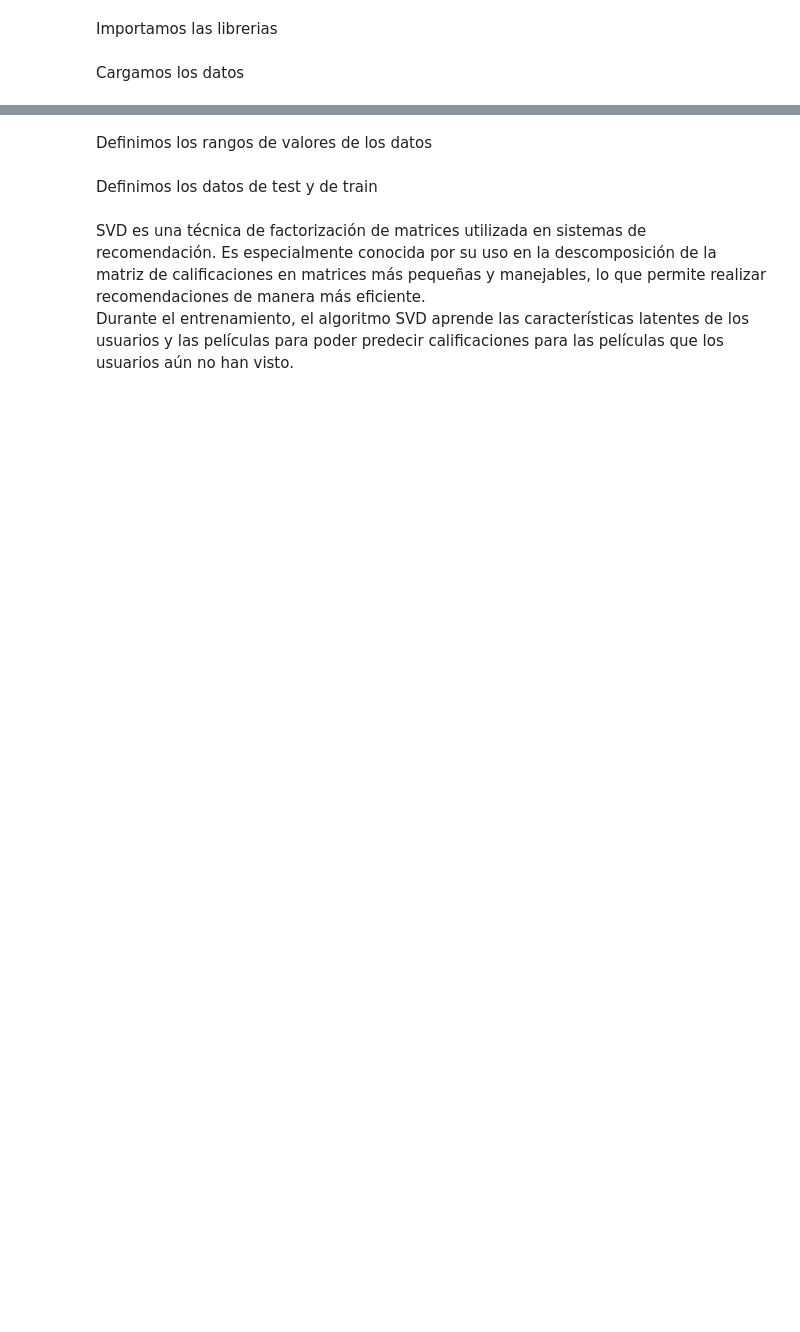
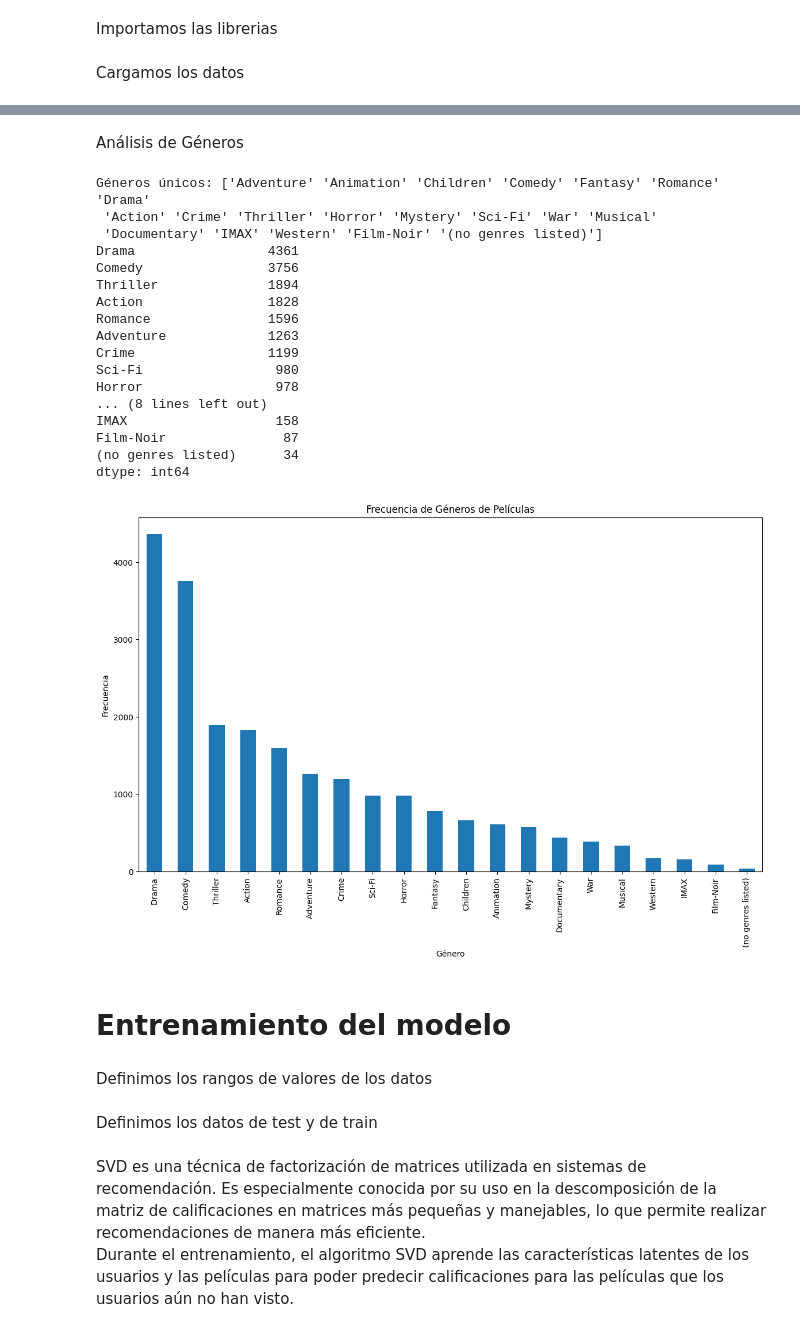
Before and after one commit to jwar28/rocky, a Jupyter notebook: model.ipynb, the cells around one changed output, grey strips where cells are left out. Drawn from its saved outputs; the diff is of its cells as text; code cells hidden in the pictures; blank space fills up the shorter version.

```diff
--- a/model.ipynb
+++ b/model.ipynb
@@ -17,3 +85,42 @@ movies = pd.read_csv(movies_file_path)
+# %% [markdown]
+Análisis de Géneros
+# %%
+# Extraer todos los géneros únicos
+genres = movies['genres'].str.split('|', expand=True).stack().unique()
+print(f"Géneros únicos: {genres}")
+
+# Contar la frecuencia de cada género
+genre_count = movies['genres'].str.get_dummies(sep='|').sum().sort_values(ascending=False)
+print(genre_count)
+
+# Gráfico de barras de la frecuencia de géneros
+plt.figure(figsize=(14, 8))
+genre_count.plot(kind='bar')
+plt.title('Frecuencia de Géneros de Películas')
+plt.xlabel('Género')
+plt.ylabel('Frecuencia')
+plt.show()
+# %% [output]
+Géneros únicos: ['Adventure' 'Animation' 'Children' 'Comedy' 'Fantasy' 'Romance' 'Drama'
+ 'Action' 'Crime' 'Thriller' 'Horror' 'Mystery' 'Sci-Fi' 'War' 'Musical'
+ 'Documentary' 'IMAX' 'Western' 'Film-Noir' '(no genres listed)']
+Drama                 4361
+Comedy                3756
+Thriller              1894
+Action                1828
+Romance               1596
+Adventure             1263
+Crime                 1199
+Sci-Fi                 980
+Horror                 978
+... (8 lines left out)
+IMAX                   158
+Film-Noir               87
+(no genres listed)      34
+dtype: int64
+[figure, added]
+# %% [markdown]
+# Entrenamiento del modelo
 # %% [markdown]
 Definimos los rangos de valores de los datos
 # %%
```
Also changed, not shown: parts of 15 cells of this notebook, 2 other files.
